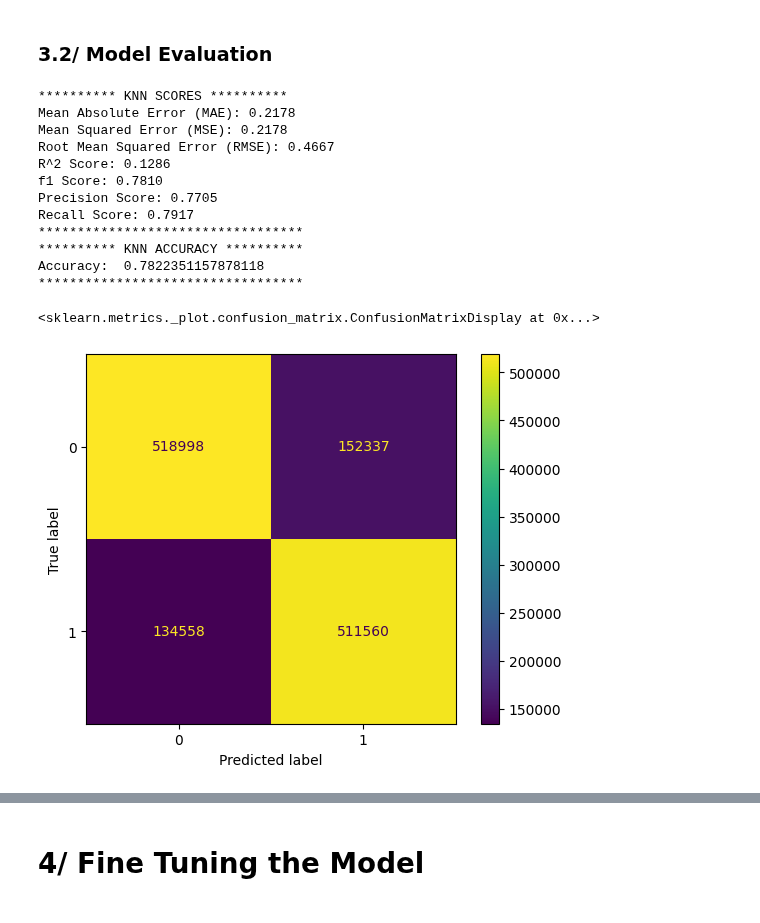
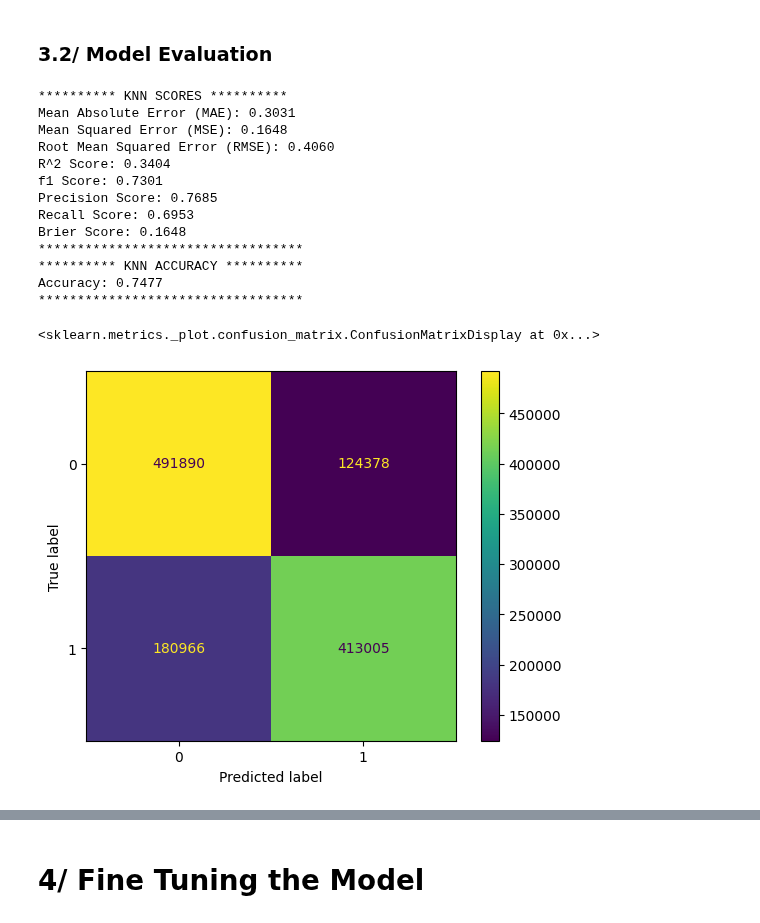
Before and after one commit to YoungSnoww/LeagueOfLegendsModelBenchmark, a Jupyter notebook: machine_learning/KNeighborsClassifier.ipynb, the cells around one changed output, grey strips where cells are left out. Saved outputs shown, nothing was run; the diff lists cells and outputs as text; code cells hidden in the pictures.

```diff
--- a/machine_learning/KNeighborsClassifier.ipynb
+++ b/machine_learning/KNeighborsClassifier.ipynb
@@ -109,7 +105,0 @@ dtype: int64
-# %%
-"""
-Drop unnecessary columns
-"""
-
-# Drop timestamp column
-df.drop(columns=["timestamp"], inplace=True)
@@ -115,0 +143,8 @@ df.drop(columns=["timestamp"], inplace=True)
+# %%
+# Assign the custom dataset to the original dataset
+df = tdf
+
+df.head(15)
+
+# Count the number of games won by each team
+df['winner'].value_counts()
@@ -171,8 +211,8 @@ Parameters:
 This model used 5 neighbors and all available processors for parallel processing.
 """
 
-# Initialize the classifier
-knn = KNeighborsClassifier(n_neighbors=5, n_jobs=-1)
+# Initialize the regressor
+knn = KNeighborsRegressor(n_neighbors=10, n_jobs=-1)
 
 # Train the model
 knn.fit(X_train, y_train)
@@ -238,49 +272,55 @@ Using :
 # Evaluate the model using MAE, MSE, RMSE, R^2 Score, F1 score, Precision Score and Recall Score
 mae = mean_absolute_error(y_test, y_pred)
 mse = mean_squared_error(y_test, y_pred)
 rmse = np.sqrt(mse)
 r2 = r2_score(y_test, y_pred)
-f1 = f1_score(y_test, y_pred)
-precision = precision_score(y_test, y_pred)
-recall = recall_score(y_test, y_pred)
+brier_score = brier_score_loss(y_test, y_pred)
+
+# Legacy mode (convert probabilities to binary; threshold set to '> 0.5')
+y_pred_binary = (y_pred > 0.5).astype(int)
+f1 = f1_score(y_test, y_pred_binary)
+precision = precision_score(y_test, y_pred_binary)
+recall = recall_score(y_test, y_pred_binary)
 
 
 print("********** KNN SCORES **********")
 print(f"Mean Absolute Error (MAE): {mae:.4f}")
 print(f"Mean Squared Error (MSE): {mse:.4f}")
 print(f"Root Mean Squared Error (RMSE): {rmse:.4f}")
 print(f"R^2 Score: {r2:.4f}")
 print(f"f1 Score: {f1:.4f}")
 print(f"Precision Score: {precision:.4f}")
 print(f"Recall Score: {recall:.4f}")
+print(f"Brier Score: {brier_score:.4f}")
 print("**********************************")
 
 # Get the final accuracy and the confusion matrix
-accuracy = accuracy_score(y_test, y_pred)
-conf_matrix = confusion_matrix(y_test, y_pred)
+accuracy = accuracy_score(y_test, y_pred_binary)
+conf_matrix = confusion_matrix(y_test, y_pred_binary)
 
 print("********** KNN ACCURACY **********")
-print(f"Accuracy: ", accuracy)
+print(f"Accuracy: {accuracy:.4f}")
 print("**********************************")
 
 # Plot confusion matrix
-cmatrix_display = ConfusionMatrixDisplay(confusion_matrix=conf_matrix, display_labels=knn.classes_)
+cmatrix_display = ConfusionMatrixDisplay(confusion_matrix=conf_matrix, display_labels=["0", "1"])
 cmatrix_display.plot()
 # %% [output]
 ********** KNN SCORES **********
-Mean Absolute Error (MAE): 0.2178
-Mean Squared Error (MSE): 0.2178
-Root Mean Squared Error (RMSE): 0.4667
-R^2 Score: 0.1286
-f1 Score: 0.7810
-Precision Score: 0.7705
-Recall Score: 0.7917
+Mean Absolute Error (MAE): 0.3031
+Mean Squared Error (MSE): 0.1648
+Root Mean Squared Error (RMSE): 0.4060
+R^2 Score: 0.3404
+f1 Score: 0.7301
+Precision Score: 0.7685
+Recall Score: 0.6953
+Brier Score: 0.1648
 **********************************
 ********** KNN ACCURACY **********
-Accuracy:  0.7822351157878118
+Accuracy: 0.7477
 **********************************
 <sklearn.metrics._plot.confusion_matrix.ConfusionMatrixDisplay at 0x...>
-[figure, old version]
+[figure, new version]
 # %%
 """
 ROC Curve & AUC-ROC Score
```
Also changed, not shown: parts of 11 cells of this notebook.
